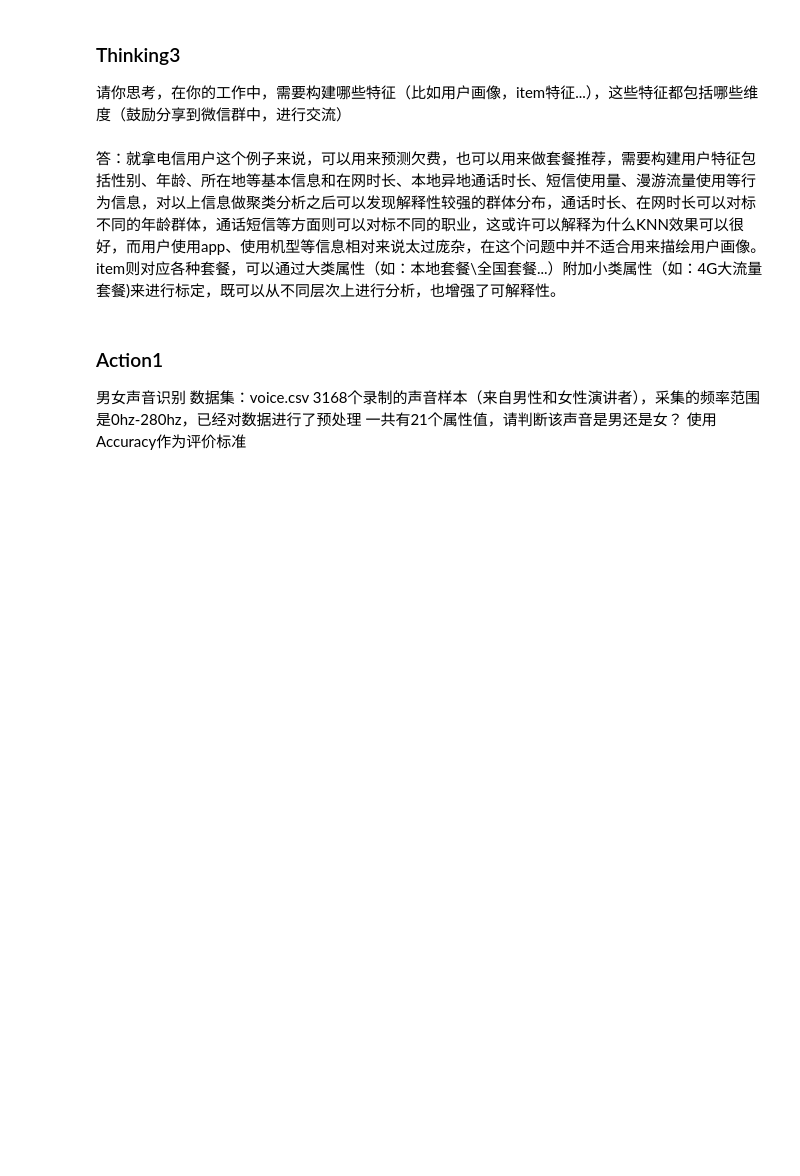
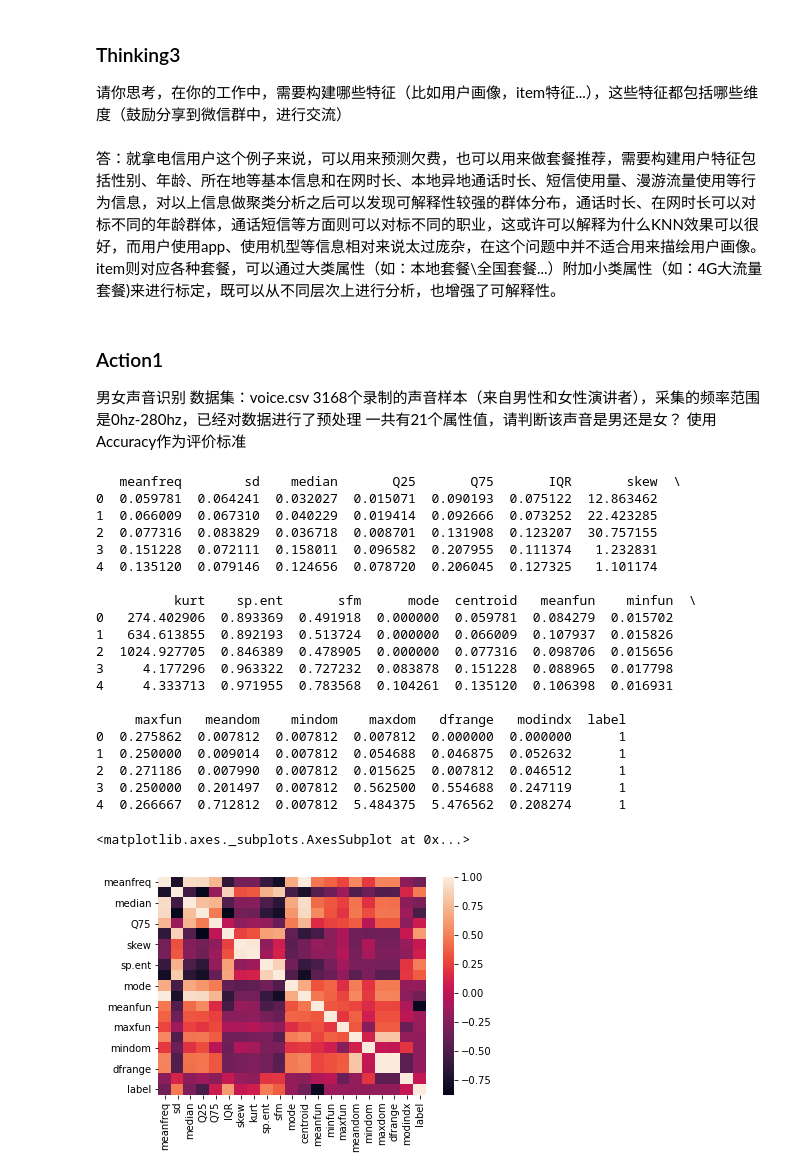
Before and after one commit to ruizhuwu/BI, a Jupyter notebook: week6/homework1.ipynb, the cells around one changed output. Drawn from its saved outputs; the diff is of its cells as text; code cells hidden in the pictures; blank space fills up the shorter version.

```diff
--- a/week6/homework1.ipynb
+++ b/week6/homework1.ipynb
@@ -17,7 +17,7 @@ XGBoost与GBDT的区别是什么？
 ### Thinking3
 请你思考，在你的工作中，需要构建哪些特征（比如用户画像，item特征...），这些特征都包括哪些维度（鼓励分享到微信群中，进行交流）
 # %% [markdown]
-答：就拿电信用户这个例子来说，可以用来预测欠费，也可以用来做套餐推荐，需要构建用户特征包括性别、年龄、所在地等基本信息和在网时长、本地异地通话时长、短信使用量、漫游流量使用等行为信息，对以上信息做聚类分析之后可以发现解释性较强的群体分布，通话时长、在网时长可以对标不同的年龄群体，通话短信等方面则可以对标不同的职业，这或许可以解释为什么KNN效果可以很好，而用户使用app、使用机型等信息相对来说太过庞杂，在这个问题中并不适合用来描绘用户画像。item则对应各种套餐，可以通过大类属性（如：本地套餐\全国套餐\...）附加小类属性（如：4G大流量套餐)来进行标定，既可以从不同层次上进行分析，也增强了可解释性。
+答：就拿电信用户这个例子来说，可以用来预测欠费，也可以用来做套餐推荐，需要构建用户特征包括性别、年龄、所在地等基本信息和在网时长、本地异地通话时长、短信使用量、漫游流量使用等行为信息，对以上信息做聚类分析之后可以发现可解释性较强的群体分布，通话时长、在网时长可以对标不同的年龄群体，通话短信等方面则可以对标不同的职业，这或许可以解释为什么KNN效果可以很好，而用户使用app、使用机型等信息相对来说太过庞杂，在这个问题中并不适合用来描绘用户画像。item则对应各种套餐，可以通过大类属性（如：本地套餐\全国套餐\...）附加小类属性（如：4G大流量套餐)来进行标定，既可以从不同层次上进行分析，也增强了可解释性。
 # %% [markdown]
 ### Action1
 男女声音识别
@@ -25,3 +25,40 @@ XGBoost与GBDT的区别是什么？
 3168个录制的声音样本（来自男性和女性演讲者），采集的频率范围是0hz-280hz，已经对数据进行了预处理
 一共有21个属性值，请判断该声音是男还是女？
 使用Accuracy作为评价标准
+# %%
+import pandas as pd
+import seaborn as sns
+from sklearn.preprocessing import LabelEncoder
+
+# 载入数据
+data = pd.read_csv('./voice.csv')
+lbe = LabelEncoder()
+data['label'] = lbe.fit_transform(data['label'])
+
+# 数据探索
+pd.set_option('display.max_columns', None)
+print(data.head())
+sns.heatmap(data.corr())
+# %% [output]
+   meanfreq        sd    median       Q25       Q75       IQR       skew  \
+0  0.059781  0.064241  0.032027  0.015071  0.090193  0.075122  12.863462
+1  0.066009  0.067310  0.040229  0.019414  0.092666  0.073252  22.423285
+2  0.077316  0.083829  0.036718  0.008701  0.131908  0.123207  30.757155
+3  0.151228  0.072111  0.158011  0.096582  0.207955  0.111374   1.232831
+4  0.135120  0.079146  0.124656  0.078720  0.206045  0.127325   1.101174
+
+          kurt    sp.ent       sfm      mode  centroid   meanfun    minfun  \
+0   274.402906  0.893369  0.491918  0.000000  0.059781  0.084279  0.015702
+1   634.613855  0.892193  0.513724  0.000000  0.066009  0.107937  0.015826
+2  1024.927705  0.846389  0.478905  0.000000  0.077316  0.098706  0.015656
+3     4.177296  0.963322  0.727232  0.083878  0.151228  0.088965  0.017798
+4     4.333713  0.971955  0.783568  0.104261  0.135120  0.106398  0.016931
+
+     maxfun   meandom    mindom    maxdom   dfrange   modindx  label
+0  0.275862  0.007812  0.007812  0.007812  0.000000  0.000000      1
+1  0.250000  0.009014  0.007812  0.054688  0.046875  0.052632      1
+2  0.271186  0.007990  0.007812  0.015625  0.007812  0.046512      1
+3  0.250000  0.201497  0.007812  0.562500  0.554688  0.247119      1
+4  0.266667  0.712812  0.007812  5.484375  5.476562  0.208274      1
+<matplotlib.axes._subplots.AxesSubplot at 0x...>
+[figure, added]
```
Also changed, not shown: parts of 3 cells of this notebook.
